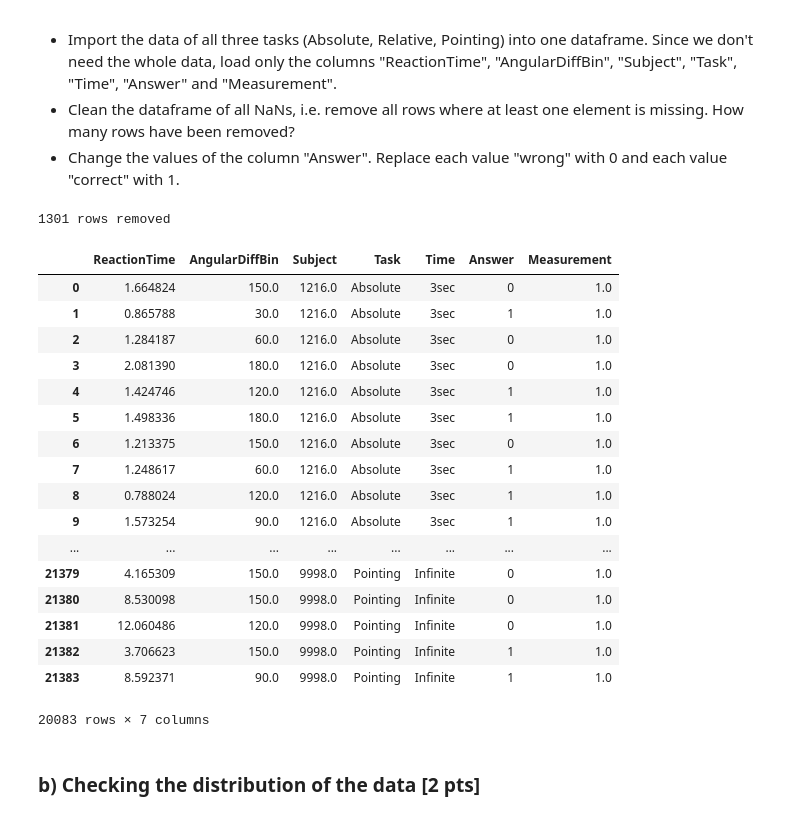
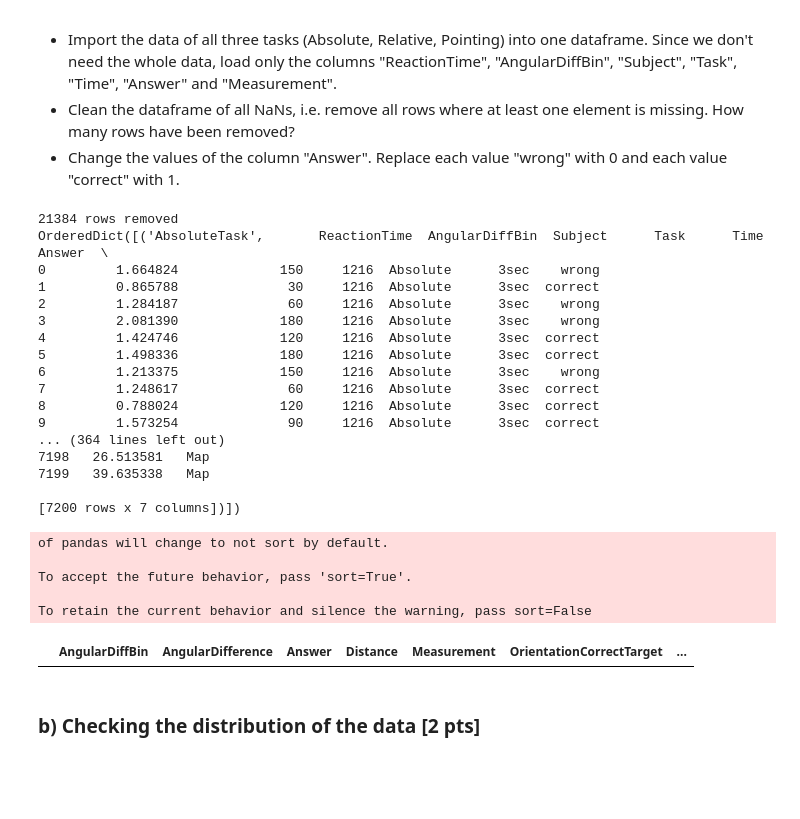
Before and after one commit to NBP-ACC/week-5-acc_8, a Jupyter notebook: sheet03.ipynb, the cells around one changed output. Cells and saved outputs as stored; diff of their text form; code cells hidden in the pictures; blank space fills up the shorter version.

```diff
--- a/sheet03.ipynb
+++ b/sheet03.ipynb
@@ -53,44 +53,64 @@ First of all you should preprocess the data. This is an important step to avoid
 # %%
 # TODO
 
 # Open the workbook
+#import glob
+
+#PATH = os.getcwd() + '/Data/'
+#print(PATH)
+#all_files = glob.glob(os.path.join(PATH, "*.xlsx"))
+#print(all_files)
+#xl_workbook = xlrd.open_workbook(PATH+"Seahaven_dataset.xls")
+#xl_workbook = xlrd.open_workbook(all_files[0])
+#xl_workbook = pd.read_excel(PATH)
 #xl_workbook = xlrd.open_workbook('Seahaven_dataset.xlsx')
 #workSheets = xl_workbook.sheets()
+#PATH = os.getcwd()+ '/Data/Seahaven_dataset.xlsx'
+#xl_workbook = pd.read_excel(PATH, usecols="A:C")
+
 
 # specify which columns to use
 cols = ['ReactionTime', 'AngularDiffBin', 'Subject', 'Task', 'Time', 'Answer', 'Measurement']
 # reads excel file as a dictionary using all sheets
-df = pd.read_excel('Seahaven_dataset.xlsx', sheet_name=None, usecols=cols, ignore_index=True)
+#df = pd.read_excel('Seahaven_dataset.xlsx', sheet_name=None, usecols=cols, ignore_index=True)
+df_sh1 = pd.read_excel('Seahaven_dataset.xlsx', sheet_name='AbsoluteTask', usecols='E, G, H, I, J, L, M')
+df_sh2 = pd.read_excel('Seahaven_dataset.xlsx', sheet_name='RelativeTask', usecols='E, K, L, M, N, Q, R')
+df_sh3 = pd.read_excel('Seahaven_dataset.xlsx', sheet_name='RelativeTask', usecols='F, H, I, J, K, N, O')
 # concatenate all sheets into a dataframe
-concat_df = pd.concat(df.values(), ignore_index=True)
+concat_df = pd.concat([df_sh1, df_sh2, df_sh3], ignore_index=True)
 # drops NAN values in any row
 clean_df = concat_df.dropna()
 count_row1 = concat_df.shape[0] # number of rows in original dataset
 count_row2 = clean_df.shape[0] # number of rows in dataset without NANs
 print(str(count_row1 - count_row2) + " rows removed")
+print(df)
 
 # replaces each value "wrong" with 0 and each value "correct" with 1 in column "Answer"
 clean_df.replace({'Answer':{'wrong':0,'correct':1}}, regex=True)
 # %% [output]
-1301 rows removed
+21384 rows removed
+OrderedDict([('AbsoluteTask',       ReactionTime  AngularDiffBin  Subject      Task      Time   Answer  \
+0         1.664824             150     1216  Absolute      3sec    wrong
+1         0.865788              30     1216  Absolute      3sec  correct
+2         1.284187              60     1216  Absolute      3sec    wrong
+3         2.081390             180     1216  Absolute      3sec    wrong
+4         1.424746             120     1216  Absolute      3sec  correct
+5         1.498336             180     1216  Absolute      3sec  correct
+6         1.213375             150     1216  Absolute      3sec    wrong
+7         1.248617              60     1216  Absolute      3sec  correct
+8         0.788024             120     1216  Absolute      3sec  correct
+9         1.573254              90     1216  Absolute      3sec  correct
+... (364 lines left out)
+7198   26.513581   Map
+7199   39.635338   Map
+
+[7200 rows x 7 columns])])
+of pandas will change to not sort by default.
+
+To accept the future behavior, pass 'sort=True'.
+
+To retain the current behavior and silence the warning, pass sort=False
-|  | ReactionTime | AngularDiffBin | Subject | Task | Time | Answer | Measurement |
-| 0 | 1.664824 | 150.0 | 1216.0 | Absolute | 3sec | 0 | 1.0 |
-| 1 | 0.865788 | 30.0 | 1216.0 | Absolute | 3sec | 1 | 1.0 |
-| 2 | 1.284187 | 60.0 | 1216.0 | Absolute | 3sec | 0 | 1.0 |
-| 3 | 2.081390 | 180.0 | 1216.0 | Absolute | 3sec | 0 | 1.0 |
-| 4 | 1.424746 | 120.0 | 1216.0 | Absolute | 3sec | 1 | 1.0 |
-| 5 | 1.498336 | 180.0 | 1216.0 | Absolute | 3sec | 1 | 1.0 |
-| 6 | 1.213375 | 150.0 | 1216.0 | Absolute | 3sec | 0 | 1.0 |
-| 7 | 1.248617 | 60.0 | 1216.0 | Absolute | 3sec | 1 | 1.0 |
-| 8 | 0.788024 | 120.0 | 1216.0 | Absolute | 3sec | 1 | 1.0 |
-| 9 | 1.573254 | 90.0 | 1216.0 | Absolute | 3sec | 1 | 1.0 |
-| ... | ... | ... | ... | ... | ... | ... | ... |
-| 21379 | 4.165309 | 150.0 | 9998.0 | Pointing | Infinite | 0 | 1.0 |
-| 21380 | 8.530098 | 150.0 | 9998.0 | Pointing | Infinite | 0 | 1.0 |
-| 21381 | 12.060486 | 120.0 | 9998.0 | Pointing | Infinite | 0 | 1.0 |
-| 21382 | 3.706623 | 150.0 | 9998.0 | Pointing | Infinite | 1 | 1.0 |
-| 21383 | 8.592371 | 90.0 | 9998.0 | Pointing | Infinite | 1 | 1.0 |
+|  | AngularDiffBin | AngularDifference | Answer | Distance | Measurement | OrientationCorrectTarget | ... |
-20083 rows × 7 columns
 # %% [markdown]
 ### b) Checking the distribution of the data [2 pts]
 # %% [markdown]
```
Also changed, not shown: parts of 2 cells of this notebook.
